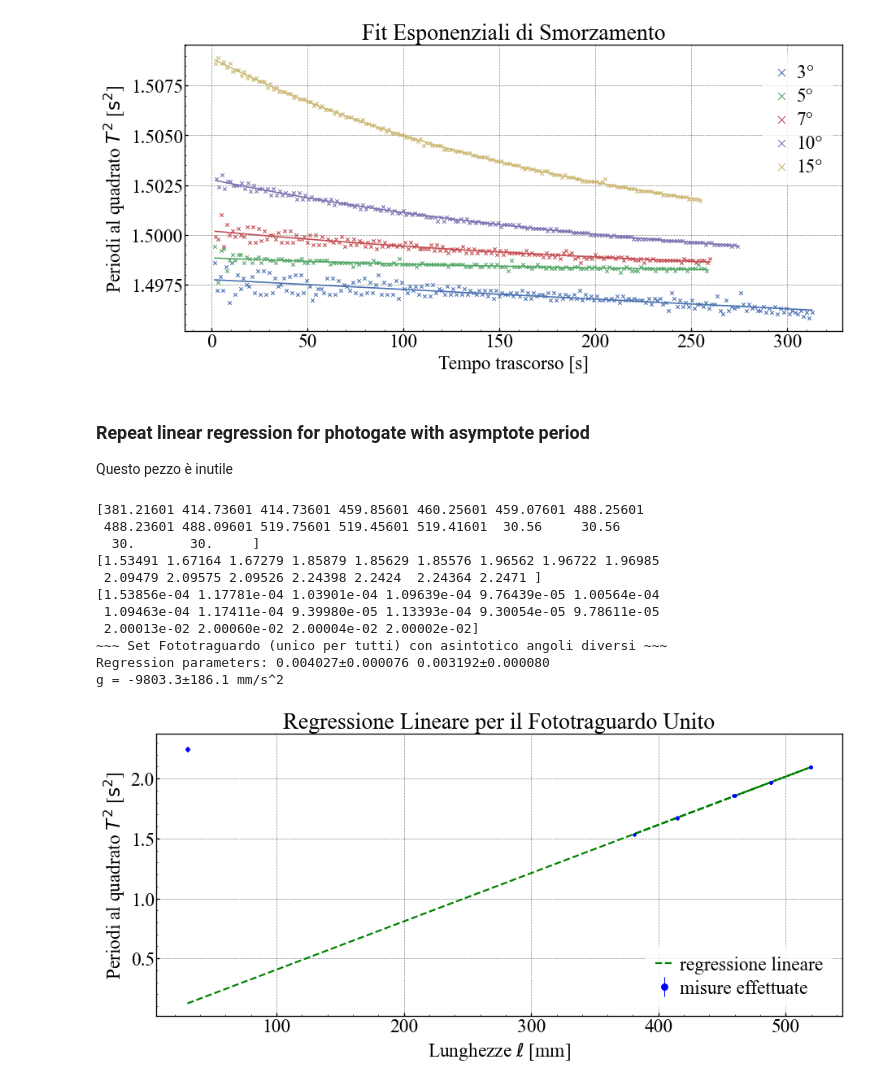
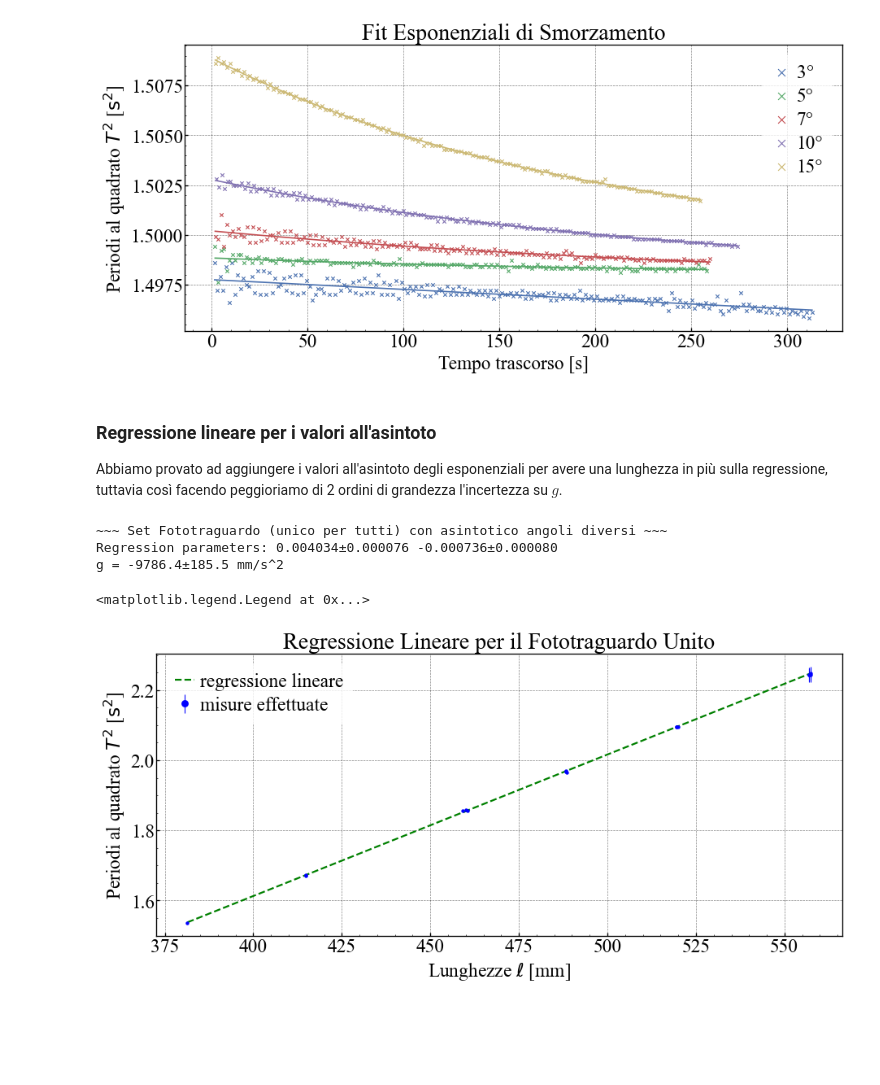
Before and after one commit to Mattia04/Accelerazione-gravitazionale, a Jupyter notebook: script.ipynb, the cells around one changed output. Cells and saved outputs as stored; diff of their text form; code cells hidden in the pictures; blank space fills up the shorter version.

```diff
--- a/script.ipynb
+++ b/script.ipynb
@@ -243,9 +243,9 @@ for dataset_name, dataset in datasets.items():
     # * non ha senso utilizzare la media mobile per il fototraguardo perché è troppo preciso
 
     print(
-        f"{dataset_name:<40}",
-        f"mean periods: {mean_period:.5f} ± {std_period:.5f}",
-        f"mean squared: {mean_period**2:.5f} ± {2*std_period*mean_period:.5f}",
+        f"{dataset_name.title():<40}",
+        f"Periodi medi: {mean_period:.5f} ± {std_period:.5f}",
+        f"Periodi quadri medi: {mean_period**2:.5f} ± {2*std_period*mean_period:.5f}",
         sep="\n\t"
     )
     periods.append(mean_period)
@@ -431,13 +431,14 @@ Ampiezza iniziale:      9.851e-03 ±7.646e-05
 Smorzamento gamma:      5.024e-03 ±7.988e-05
 Periodo all'asintoto:   1.499e+00 ±8.689e-05
 [figure]
-# %% [markdown]
-### Repeat linear regression for photogate with asymptote period
-
-Questo pezzo è inutile
+# %% [markdown]
+### Regressione lineare per i valori all'asintoto
+
+Abbiamo provato ad aggiungere i valori all'asintoto degli esponenziali per avere una lunghezza in più sulla regressione, tuttavia così facendo peggioriamo di 2 ordini di grandezza l'incertezza su $g$.
 # %%
 lungz = [30.56, 30.56, 30.00, 30.00] # mm # da excel
-lunghezze_asint = list(lunghezze) + lungz
+lungz = functions.calc_length(lungz)
+lunghezze_asint = list(lunghezze) + list(lungz)
 
 periods_asint = list(periods) + asymptote_periods[1:]
 
@@ -454,42 +455,35 @@ g_value_asynt = -(4 * np.pi**2) / params[0]
 g_uncert_asynt = -std[0] / params[0] * g_value_asynt
 
 print
 
 plt.subplots(figsize=(12, 6))
 plt.errorbar(
     lunghezze_asint,
     squared_periods_asympt,
     fmt="b. ",
     yerr=errors,
     label="misure effettuate",
     markersize=8
 )
-print(lunghezze_asint, squared_periods_asympt,errors, sep="\n")
+#print(lunghezze_asint, squared_periods_asympt,errors, sep="\n")
 
 plt.plot(
     lunghezze_asint, retta(lunghezze_asint, *params), ls="--", c="g", label="regressione lineare", linewidth=2
 )
 
 print(f"~~~ Set Fototraguardo (unico per tutti) con asintotico angoli diversi ~~~")
 print("Regression parameters:", *[f"{param:.6f}±{errs:.6f}" for param, errs in zip(params, std)])
 print(f"g = {g_value_asynt:.1f}±{g_uncert_asynt:.1f} mm/s^2")
 
 plt.title("Regressione Lineare per il Fototraguardo Unito")
 plt.xlabel(r"Lunghezze $\ell$ [mm]")
 plt.ylabel(r"Periodi al quadrato $T^2$ [$\text{s}^2$]")
 plt.legend()
 
 #plt.savefig("images/Regressione Lineare Fototraguardo2.svg")
 # %% [output]
-[381.21601 414.73601 414.73601 459.85601 460.25601 459.07601 488.25601
- 488.23601 488.09601 519.75601 519.45601 519.41601  30.56     30.56
-  30.       30.     ]
-[1.53491 1.67164 1.67279 1.85879 1.85629 1.85576 1.96562 1.96722 1.96985
- 2.09479 2.09575 2.09526 2.24398 2.2424  2.24364 2.2471 ]
-[1.53856e-04 1.17781e-04 1.03901e-04 1.09639e-04 9.76439e-05 1.00564e-04
- 1.09463e-04 1.17411e-04 9.39980e-05 1.13393e-04 9.30054e-05 9.78611e-05
- 2.00013e-02 2.00060e-02 2.00004e-02 2.00002e-02]
 ~~~ Set Fototraguardo (unico per tutti) con asintotico angoli diversi ~~~
-Regression parameters: 0.004027±0.000076 0.003192±0.000080
-g = -9803.3±186.1 mm/s^2
+Regression parameters: 0.004034±0.000076 -0.000736±0.000080
+g = -9786.4±185.5 mm/s^2
+<matplotlib.legend.Legend at 0x...>
-[figure, old version]
+[figure, new version]
```
Also changed, not shown: parts of 27 cells of this notebook, 4 other files.
